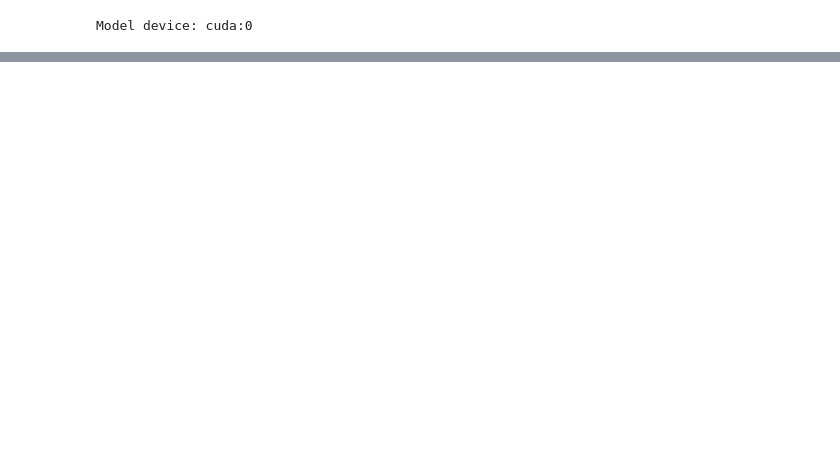
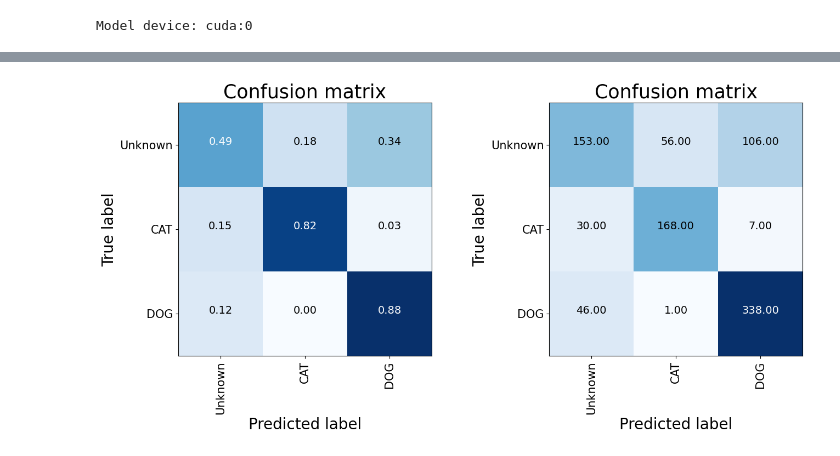
Before and after one commit to ictseoyoungmin/BoN_Lab, a Jupyter notebook: BoN_pytorch.ipynb, the cells around one changed output, grey strips where cells are left out. Saved outputs shown, nothing was run; the diff lists cells and outputs as text; code cells hidden in the pictures; blank space fills up the shorter version.

```diff
--- a/BoN_pytorch.ipynb
+++ b/BoN_pytorch.ipynb
@@ -470,0 +525,26 @@ f1
+# %%
+# face job
+from torch.utils.data import random_split
+
+train_transform = transforms.Compose([
+        transforms.RandomHorizontalFlip(),
+        transforms.ToTensor(),
+        transforms.Normalize([0.5, 0.5, 0.5], [0.5, 0.5, 0.5])
+    ])
+
+ids = range(8632) # vgg
+test_uk = ids[:3]
+train_ids = ids[3:]
+
+class_train = ['unknown','1','2']
+class_test = ['0','1','2']
+
+train_dataset = FaceClfDataset(r"C:\Users\asiclab06\Datasets\faces_vgg_112x112\imgs",class_train,
+               IMG_SHAPE,False,train_transform,class_mode='categorical')
+
+test_dataset = FaceClfDataset(r"C:\Users\asiclab06\Datasets\faces_vgg_112x112\imgs",class_test,
+               IMG_SHAPE,False,train_transform,class_mode='sparse')
+
+train_size = int(0.8 * train_dataset.__len__())
+test_size = train_dataset.__len__()- train_size
+train_dataset, val_dataset = random_split(train_dataset,[train_size,test_size])
@@ -470,0 +558,6 @@ f1
+# %%
+train_loader = DataLoader(train_dataset,BATCH_SIZE,SHUFFLE)
+test_loader = DataLoader(test_dataset,BATCH_SIZE,SHUFFLE)
+val_loader = DataLoader(val_dataset,BATCH_SIZE,SHUFFLE)
+c = BoNet(len(class_train)-1,'vgg16',device)
+c.fit(train_loader,120,1e-3,device)
@@ -470,0 +592,6 @@ f1
+# %%
+re = c.predict(test_loader)
+plot_confusion_matrix_detail(re.numpy(), classes=['Unknown','CAT','DOG'])
+plt.show()
+# %% [output]
+[figure, added]
```
Also changed, not shown: parts of 17 cells of this notebook.
